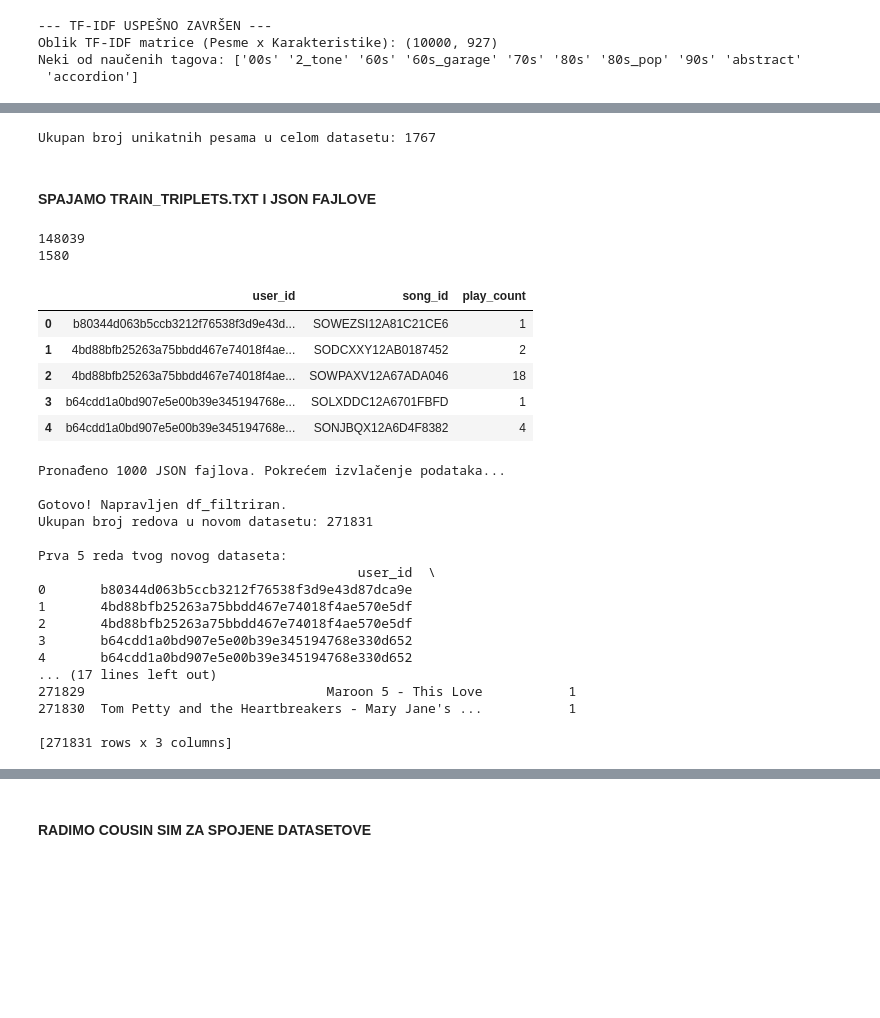
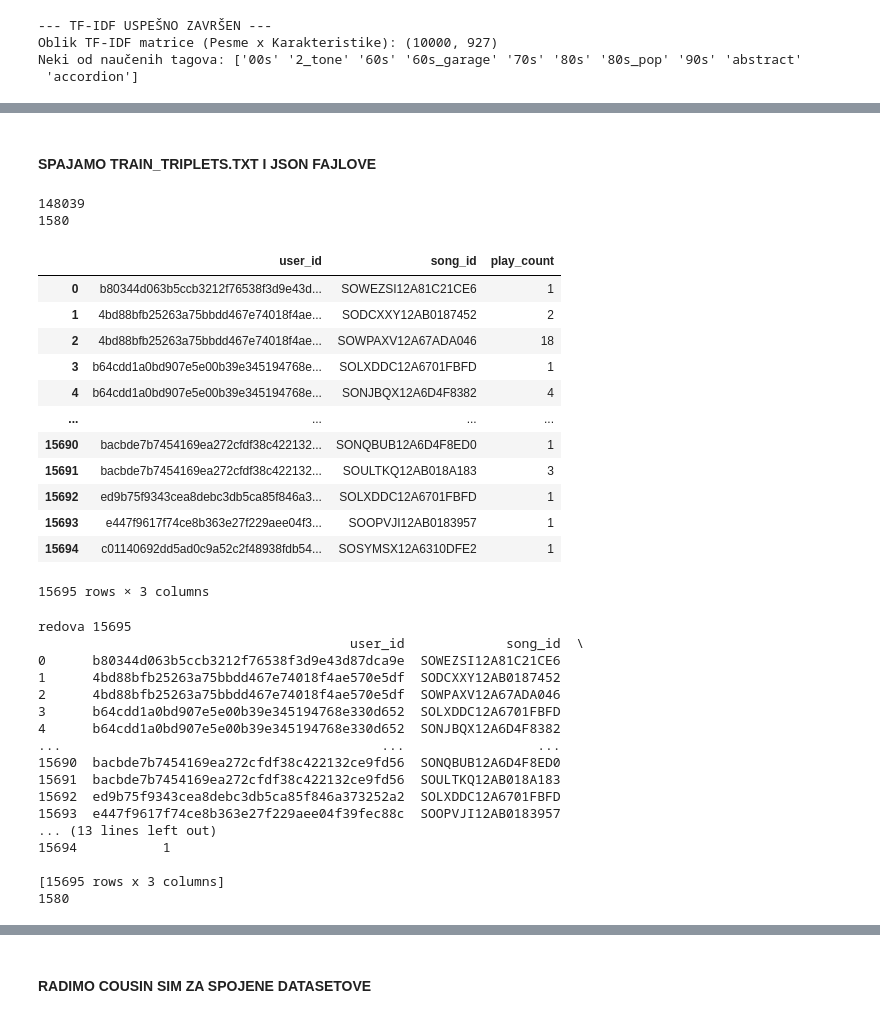
Before and after one commit to pfe-rs/lk-s-2026-next-song-recommendation, a Jupyter notebook: sveskaDVAAAA.ipynb, the cells around one changed output, grey strips where cells are left out. Drawn from its saved outputs; the diff is of its cells as text; code cells hidden in the pictures; blank space fills up the shorter version.

```diff
--- a/sveskaDVAAAA.ipynb
+++ b/sveskaDVAAAA.ipynb
@@ -97,16 +135,16 @@ if not df.empty:
             return ""
         return " ".join([term.replace(" ", "_") for term in terms_list])
 
-=    df['terms_clean_text'] = df['artist_terms'].apply(pripremi_terms)
+    df['terms_clean_text'] = df['artist_terms'].apply(pripremi_terms)
 
-=    tfidf = TfidfVectorizer(max_features=1000)
+    tfidf = TfidfVectorizer(max_features=1000)
     tfidf_matrica = tfidf.fit_transform(df['terms_clean_text'])
 
-
-    print(f"TF-IDF matrica Pesme x Karakteristike: {tfidf_matrica.shape}")
+    print("\n--- TF-IDF USPEŠNO ZAVRŠEN ---")
+    print(f"Oblik TF-IDF matrice (Pesme x Karakteristike): {tfidf_matrica.shape}")
 
     nauceni_tagovi = tfidf.get_feature_names_out()
-    print(f"pr tagova{nauceni_tagovi[:10]}")
+    print(f"Neki od naučenih tagova: {nauceni_tagovi[:10]}")
 # %% [output]
 --- TF-IDF USPEŠNO ZAVRŠEN ---
 Oblik TF-IDF matrice (Pesme x Karakteristike): (10000, 927)
@@ -116,7 +154,7 @@ Neki od naučenih tagova: ['00s' '2_tone' '60s' '60s_garage' '70s' '80s' '80s_po
 from sklearn.preprocessing import MinMaxScaler
 
 scaler = MinMaxScaler()
-df[['loudness', 'tempo']] = scaler.fit_transform(df[['loudness', 'tempo']])
+df[['loudness', 'tempo', 'mode', 'time_signature']] = scaler.fit_transform(df[['loudness', 'tempo', 'mode', 'time_signature']])
 
 display(df.head())
 # %% [output]
@@ -286,44 +310,47 @@ Izbrisano pesama: 0
 ============================================================
-# %%
-broj_unikatnih_pesama = len(df_zajednicke.drop_duplicates(subset=['artist_name', 'song_name']))
-print(f"Suma: {broj_unikatnih_pesama}")
-# %% [output]
-Ukupan broj unikatnih pesama u celom datasetu: 1767
 # %% [markdown]
 #### SPAJAMO TRAIN_TRIPLETS.TXT I JSON FAJLOVE
 # %%
-df_interactions = pd.read_csv(r'C:\Users\Lena\Downloads\millionsongsubset\train_triplets.txt\train_triplets.txt', sep='\t', names=['user_id', 'song_id', 'play_count'], nrows=1000000)
+df_interactions = pd.read_csv(r'/home/jovyan/millionsongsubset/train_triplets.txt/train_triplets.txt', sep='\t', names=['user_id', 'song_id', 'play_count'], nrows=1000000)
+
 
 pesme_u_datasetu_1 = set(df['song_id'])
 
 
 print(df_interactions['song_id'].nunique())
 
 df_interactions = df_interactions[df_interactions['song_id'].isin(pesme_u_datasetu_1)].copy()
 
 print(df_interactions['song_id'].nunique())
 df_filtriran = df_interactions.reset_index(drop=True)
 
 if not df_filtriran.empty:
-    display(df_filtriran.head())
+    display(df_filtriran.head(150000))
 
 
 # #dodajemo podatke i z json fajlova u train_triplets
 # for row in df_interactions.itertuples():
 #     user_id = row.user_id
 #     song_id = row.song_id
 #     play_count = 1
 
 # df_interactions.head(1000000000)
 # %% [output]
 148039
 1580
 |  | user_id | song_id | play_count |
 | 0 | b80344d063b5ccb3212f76538f3d9e43d... | SOWEZSI12A81C21CE6 | 1 |
 | 1 | 4bd88bfb25263a75bbdd467e74018f4ae... | SODCXXY12AB0187452 | 2 |
 | 2 | 4bd88bfb25263a75bbdd467e74018f4ae... | SOWPAXV12A67ADA046 | 18 |
 | 3 | b64cdd1a0bd907e5e00b39e345194768e... | SOLXDDC12A6701FBFD | 1 |
 | 4 | b64cdd1a0bd907e5e00b39e345194768e... | SONJBQX12A6D4F8382 | 4 |
+| ... | ... | ... | ... |
+| 15690 | bacbde7b7454169ea272cfdf38c422132... | SONQBUB12A6D4F8ED0 | 1 |
+| 15691 | bacbde7b7454169ea272cfdf38c422132... | SOULTKQ12AB018A183 | 3 |
+| 15692 | ed9b75f9343cea8debc3db5ca85f846a3... | SOLXDDC12A6701FBFD | 1 |
+| 15693 | e447f9617f74ce8b363e27f229aee04f3... | SOOPVJI12AB0183957 | 1 |
+| 15694 | c01140692dd5ad0c9a52c2f48938fdb54... | SOSYMSX12A6310DFE2 | 1 |
+15695 rows × 3 columns
 # %%
 import glob
 import json
@@ -351,29 +378,31 @@ for file_path in json_files:
                     rows.append({
                         "user_id": user_id,
                         "song_id": song_id,
+                        "artist_name": artist.strip(),
                         "play_count": 1
                     })
 
 df_json = pd.DataFrame(rows)
-df_filtriran = pd.concat([df_filtriran, df_json], ignore_index=True)
+df_proba = pd.concat([df_filtriran, df_json], ignore_index=True)
 print(f"redova {len(df_filtriran)}")
 
-print(df_filtriran.head(1000000))
+print(df_proba.head(1000000))
+print (df_proba['song_id'].nunique())
 # %% [output]
-Pronađeno 1000 JSON fajlova. Pokrećem izvlačenje podataka...
+redova 15695
+                                        user_id             song_id  \
+0      b80344d063b5ccb3212f76538f3d9e43d87dca9e  SOWEZSI12A81C21CE6
+1      4bd88bfb25263a75bbdd467e74018f4ae570e5df  SODCXXY12AB0187452
+2      4bd88bfb25263a75bbdd467e74018f4ae570e5df  SOWPAXV12A67ADA046
+3      b64cdd1a0bd907e5e00b39e345194768e330d652  SOLXDDC12A6701FBFD
+4      b64cdd1a0bd907e5e00b39e345194768e330d652  SONJBQX12A6D4F8382
+...                                         ...                 ...
+15690  bacbde7b7454169ea272cfdf38c422132ce9fd56  SONQBUB12A6D4F8ED0
+15691  bacbde7b7454169ea272cfdf38c422132ce9fd56  SOULTKQ12AB018A183
+15692  ed9b75f9343cea8debc3db5ca85f846a373252a2  SOLXDDC12A6701FBFD
+15693  e447f9617f74ce8b363e27f229aee04f39fec88c  SOOPVJI12AB0183957
+... (13 lines left out)
+15694           1
 
-Gotovo! Napravljen df_filtriran.
-Ukupan broj redova u novom datasetu: 271831
-
-Prva 5 reda tvog novog dataseta:
-                                         user_id  \
-0       b80344d063b5ccb3212f76538f3d9e43d87dca9e
-1       4bd88bfb25263a75bbdd467e74018f4ae570e5df
-2       4bd88bfb25263a75bbdd467e74018f4ae570e5df
-3       b64cdd1a0bd907e5e00b39e345194768e330d652
-4       b64cdd1a0bd907e5e00b39e345194768e330d652
-... (17 lines left out)
-271829                               Maroon 5 - This Love           1
-271830  Tom Petty and the Heartbreakers - Mary Jane's ...           1
-
-[271831 rows x 3 columns]
+[15695 rows x 3 columns]
+1580
```
Also changed, not shown: parts of 27 cells of this notebook.
